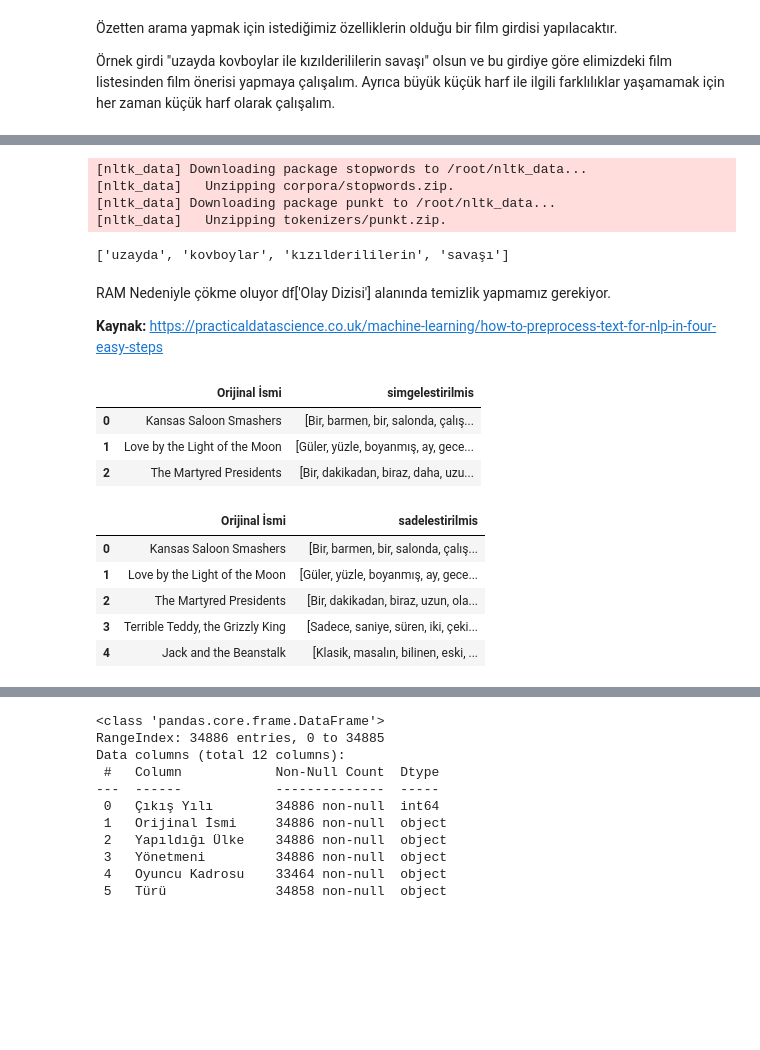
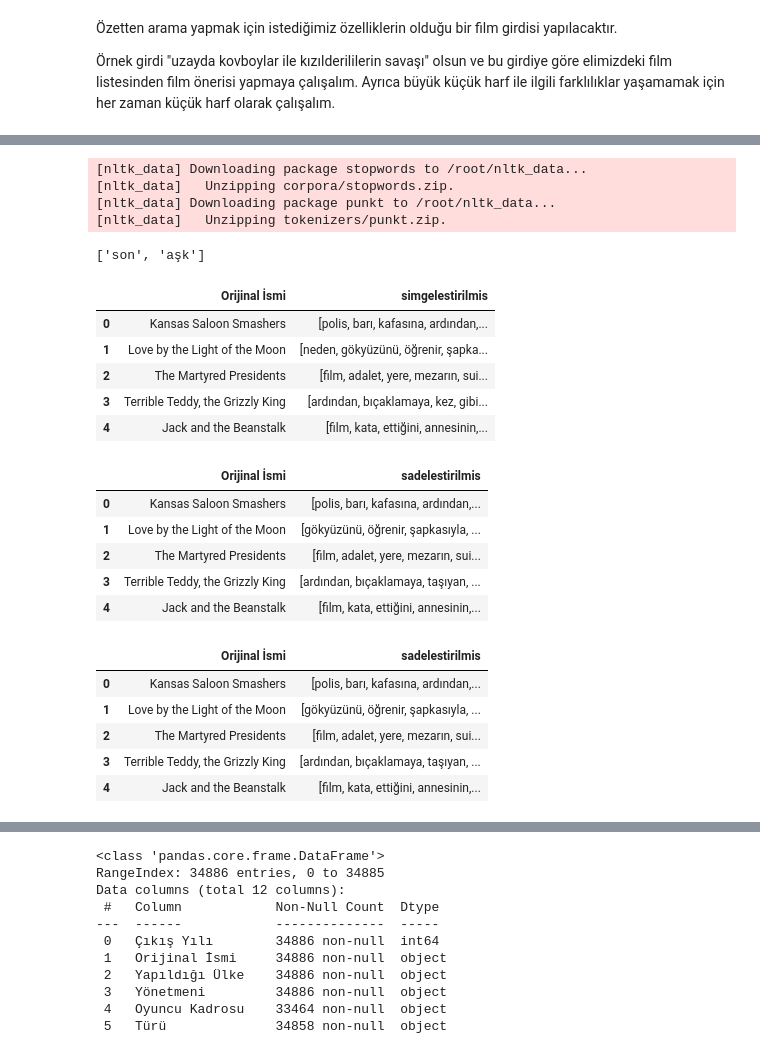
Before and after one commit to IFL-Elestirmenler/FilmAB, a Jupyter notebook: filmOzetindenBenzerFilmlerinBulunmasi.ipynb, the cells around one changed output, grey strips where cells are left out. Saved outputs shown, nothing was run; the diff lists cells and outputs as text; code cells hidden in the pictures; blank space fills up the shorter version.

Commit message:
Film Özetinden Benzer Filmlerin Bulunması

```diff
--- a/filmOzetindenBenzerFilmlerinBulunmasi.ipynb
+++ b/filmOzetindenBenzerFilmlerinBulunmasi.ipynb
@@ -109,0 +298,6 @@ Aramayı yapmadan önce arananFilmOzeti içinde gereksiz kelime bırakmayalım.
+# %%
+!pip install trtokenizer
+from trtokenizer.tr_tokenizer import SentenceTokenizer, WordTokenizer
+
+cumleSimgelestirmeNesnesi = SentenceTokenizer()
+kelimeSimgelestirmeNesnesi = WordTokenizer()
@@ -113,9 +314,10 @@ import nltk
 nltk.download('stopwords') # Gereksiz Kelimeler
 nltk.download('punkt')     # Noktalama İşaretleri
 from nltk.corpus import stopwords
-from nltk.tokenize import word_tokenize
+
 gereksizler = set(stopwords.words('turkish'))
-kelimeler = word_tokenize(arananFilmOzeti.lower())
+cumle = ' '
+kelimeler = kelimeSimgelestirmeNesnesi.tokenize(cumle.join(cumleSimgelestirmeNesnesi.tokenize(arananFilmOzeti)))
 gereksizKelimelerCikarilmisArananFilmOzeti = []
 
 for k in kelimeler:
@@ -128,25 +330,21 @@ print(gereksizKelimelerCikarilmisArananFilmOzeti)
 [nltk_data]   Unzipping corpora/stopwords.zip.
 [nltk_data] Downloading package punkt to /root/nltk_data...
 [nltk_data]   Unzipping tokenizers/punkt.zip.
-['uzayda', 'kovboylar', 'kızılderililerin', 'savaşı']
+['son', 'aşk']
-# %% [markdown]
-RAM Nedeniyle çökme oluyor df['Olay Dizisi'] alanında temizlik yapmamız gerekiyor.
-
-**Kaynak:** https://practicaldatascience.co.uk/machine-learning/how-to-preprocess-text-for-nlp-in-four-easy-steps
 # %%
-from nltk.stem.porter import PorterStemmer
-
 def simgelestir(sutun):
-  tokens = nltk.word_tokenize(sutun)
-  return [w for w in tokens if w.isalpha()]
+  simgelesitirilmisSutundakiler = kelimeSimgelestirmeNesnesi.tokenize(sutun)
+  return list(set([w.lower() for w in simgelesitirilmisSutundakiler if w.isalpha()]))
 # %%
 df['simgelestirilmis'] = df.apply(lambda x: simgelestir(x['Olay Dizisi']), axis=1)
-df[['Orijinal İsmi', 'simgelestirilmis']].head(3)
+df[['Orijinal İsmi', 'simgelestirilmis']].head(5)
 # %% [output]
 |  | Orijinal İsmi | simgelestirilmis |
-| 0 | Kansas Saloon Smashers | [Bir, barmen, bir, salonda, çalış... |
-| 1 | Love by the Light of the Moon | [Güler, yüzle, boyanmış, ay, gece... |
-| 2 | The Martyred Presidents | [Bir, dakikadan, biraz, daha, uzu... |
+| 0 | Kansas Saloon Smashers | [polis, barı, kafasına, ardından,... |
+| 1 | Love by the Light of the Moon | [neden, gökyüzünü, öğrenir, şapka... |
+| 2 | The Martyred Presidents | [film, adalet, yere, mezarın, sui... |
+| 3 | Terrible Teddy, the Grizzly King | [ardından, bıçaklamaya, kez, gibi... |
+| 4 | Jack and the Beanstalk | [film, kata, ettiğini, annesinin,... |
 # %%
 def remove_stopwords(simgelestirilmisSutun):
     stops = set(stopwords.words("turkish"))
@@ -156,8 +354,8 @@ df['sadelestirilmis'] = df.apply(lambda x: remove_stopwords(x['simgelestirilmis'
 df[['Orijinal İsmi', 'sadelestirilmis']].head()
 # %% [output]
 |  | Orijinal İsmi | sadelestirilmis |
-| 0 | Kansas Saloon Smashers | [Bir, barmen, bir, salonda, çalış... |
-| 1 | Love by the Light of the Moon | [Güler, yüzle, boyanmış, ay, gece... |
-| 2 | The Martyred Presidents | [Bir, dakikadan, biraz, uzun, ola... |
-| 3 | Terrible Teddy, the Grizzly King | [Sadece, saniye, süren, iki, çeki... |
-| 4 | Jack and the Beanstalk | [Klasik, masalın, bilinen, eski, ... |
+| 0 | Kansas Saloon Smashers | [polis, barı, kafasına, ardından,... |
+| 1 | Love by the Light of the Moon | [gökyüzünü, öğrenir, şapkasıyla, ... |
+| 2 | The Martyred Presidents | [film, adalet, yere, mezarın, sui... |
+| 3 | Terrible Teddy, the Grizzly King | [ardından, bıçaklamaya, taşıyan, ... |
+| 4 | Jack and the Beanstalk | [film, kata, ettiğini, annesinin,... |
@@ -167,0 +362,10 @@ def apply_stemming(simgelestirilmisSutun):
+# %%
+df['sadelestirilmis'] = df.apply(lambda x: remove_stopwords(x['sadelestirilmis']), axis=1)
+df[['Orijinal İsmi', 'sadelestirilmis']].head()
+# %% [output]
+|  | Orijinal İsmi | sadelestirilmis |
+| 0 | Kansas Saloon Smashers | [polis, barı, kafasına, ardından,... |
+| 1 | Love by the Light of the Moon | [gökyüzünü, öğrenir, şapkasıyla, ... |
+| 2 | The Martyred Presidents | [film, adalet, yere, mezarın, sui... |
+| 3 | Terrible Teddy, the Grizzly King | [ardından, bıçaklamaya, taşıyan, ... |
+| 4 | Jack and the Beanstalk | [film, kata, ettiğini, annesinin,... |
```
Also changed, not shown: parts of 33 cells of this notebook.
